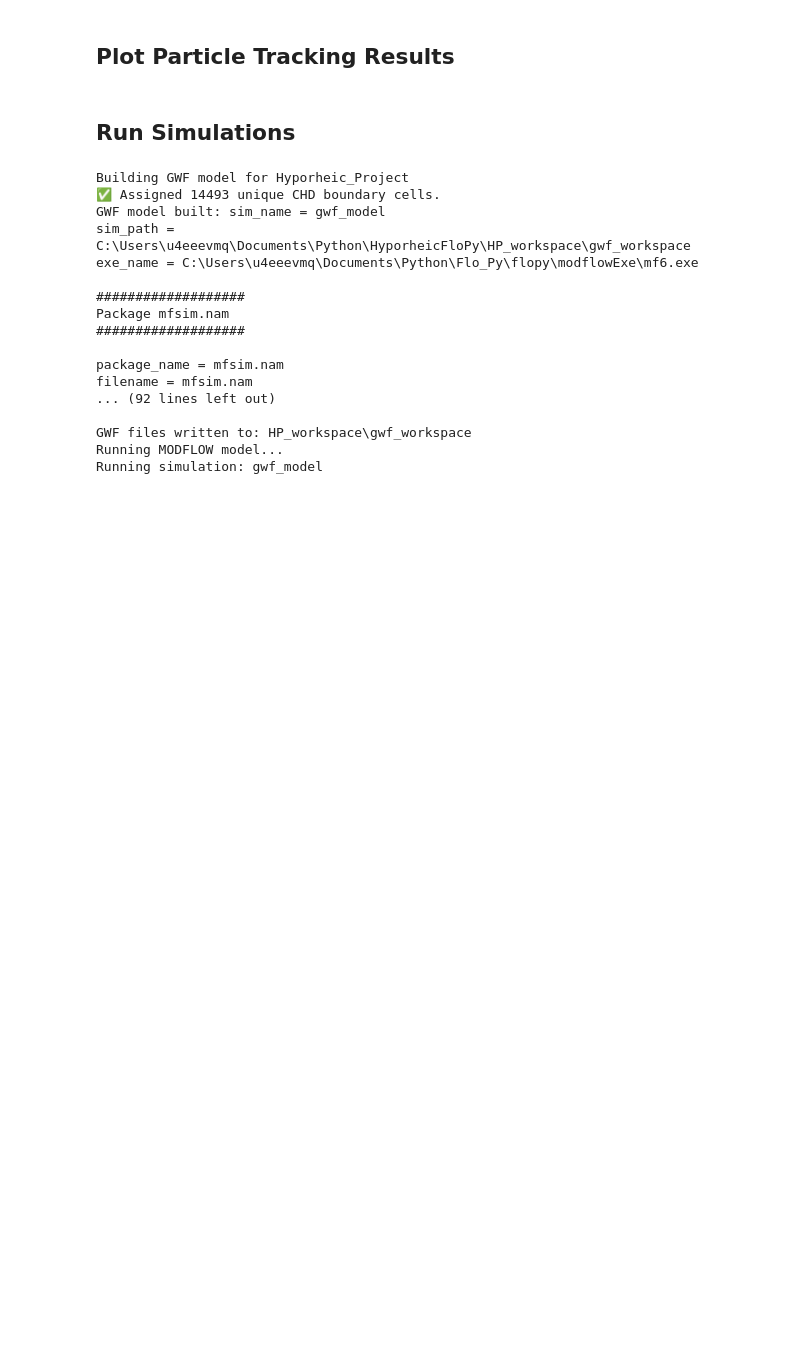
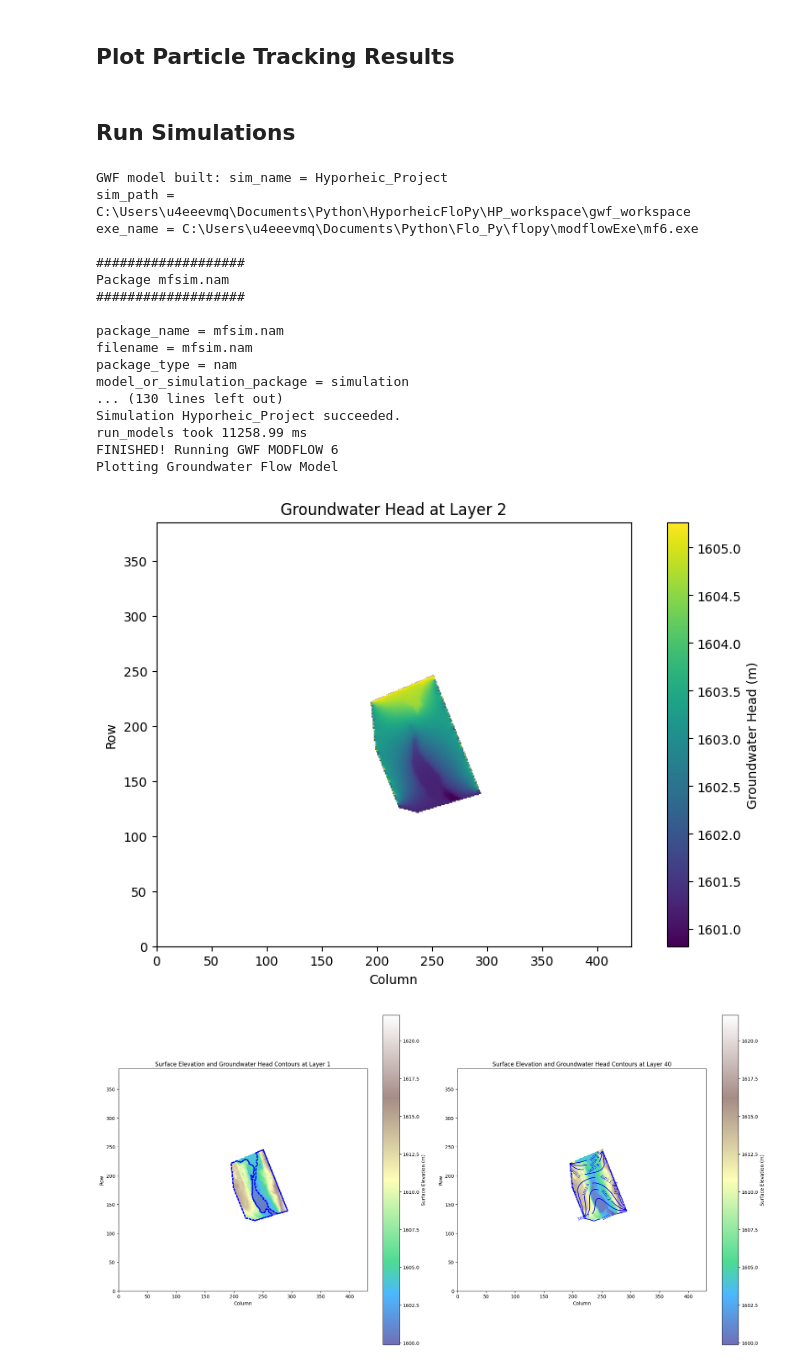
Before and after one commit to USACE-WRISES/HyporheicFloPy, a Jupyter notebook: VQuintana/notebooks/run_models.ipynb, the cells around one changed output. Cells and saved outputs as stored; diff of their text form; code cells hidden in the pictures; blank space fills up the shorter version.

```diff
--- a/VQuintana/notebooks/run_models.ipynb
+++ b/VQuintana/notebooks/run_models.ipynb
@@ -206,8 +272,8 @@ def build_gwf_model(
     )
 
     # Set or update the model grid crs and coordinate info
-    gwf.modelgrid.crs = cfg.project_crs
-    gwf.modelgrid.set_coord_info(cfg.xmin, cfg.ymin, crs=cfg.project_crs)
+    gwf.modelgrid.crs = cfg.raster_crs
+    gwf.modelgrid.set_coord_info(cfg.xmin, cfg.ymin, crs=cfg.raster_crs)
 
     # --- 3. Packages ---------------------------------------------------
     # 3-a. initial heads
@@ -726,44 +792,46 @@ def scenario(
 
         if plot:
             print("Plotting MODPATH 7 Results")
             plot_modpath7_results(
-                #mpnamf_forward=f"{cfg.sim_name}_mp_forward",
-                #mpnamf_backward=f"{cfg.sim_name}_mp_backward",
-                #ws=str(mp7_ws),
-                #gwf=gwf
+                mpnamf_forward=f"{cfg.sim_name}_mp_forward",
+                mpnamf_backward=f"{cfg.sim_name}_mp_backward",
+                ws=str(mp7_ws),
+                gwf=gwf
             )
 
     except Exception as e:
         print(f"An error occurred while building, running, or plotting the MODPATH 7 models: {e}")
 
 # Example usage (assuming you have constructed cfg, chd_data, idomain, river_cells):
 scenario(
     river_cells=river_cells,
     cfg=cfg,
     chd_data=chd_data,
     idomain=idomain,
-    mp7_ws="mp7_workspace",
-    mp7_exe_path="mp7",
+    mp7_ws=mp7_ws,
+    mp7_exe_path= md7_exe_path,
     write=True,
     run=True,
     plot=True,
     silent=True
 )
 # %% [output]
-Building GWF model for Hyporheic_Project
-✅ Assigned 14493 unique CHD boundary cells.
-GWF model built: sim_name = gwf_model
+GWF model built: sim_name = Hyporheic_Project
 sim_path = C:\Users\u4eeevmq\Documents\Python\HyporheicFloPy\HP_workspace\gwf_workspace
 exe_name = C:\Users\u4eeevmq\Documents\Python\Flo_Py\flopy\modflowExe\mf6.exe
 
 ###################
 Package mfsim.nam
 ###################
 
 package_name = mfsim.nam
 filename = mfsim.nam
-... (92 lines left out)
-
-GWF files written to: HP_workspace\gwf_workspace
-Running MODFLOW model...
-Running simulation: gwf_model
+package_type = nam
+model_or_simulation_package = simulation
+... (130 lines left out)
+Simulation Hyporheic_Project succeeded.
+run_models took 11258.99 ms
+FINISHED! Running GWF MODFLOW 6
+Plotting Groundwater Flow Model
+[figure, added]
+[figure, added]
```
Also changed, not shown: parts of 2 cells of this notebook, 8 other files.
